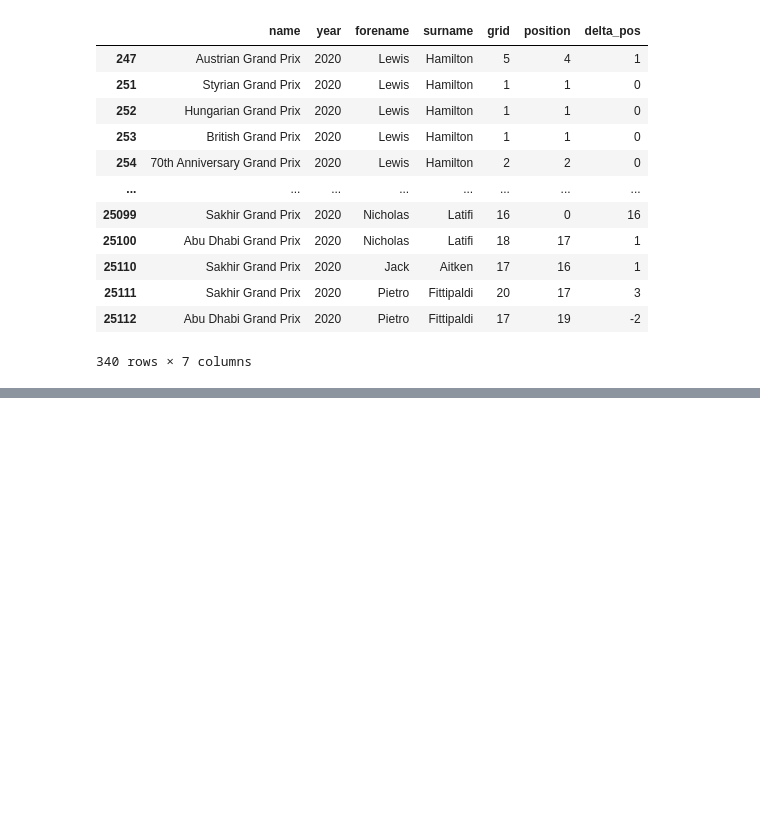
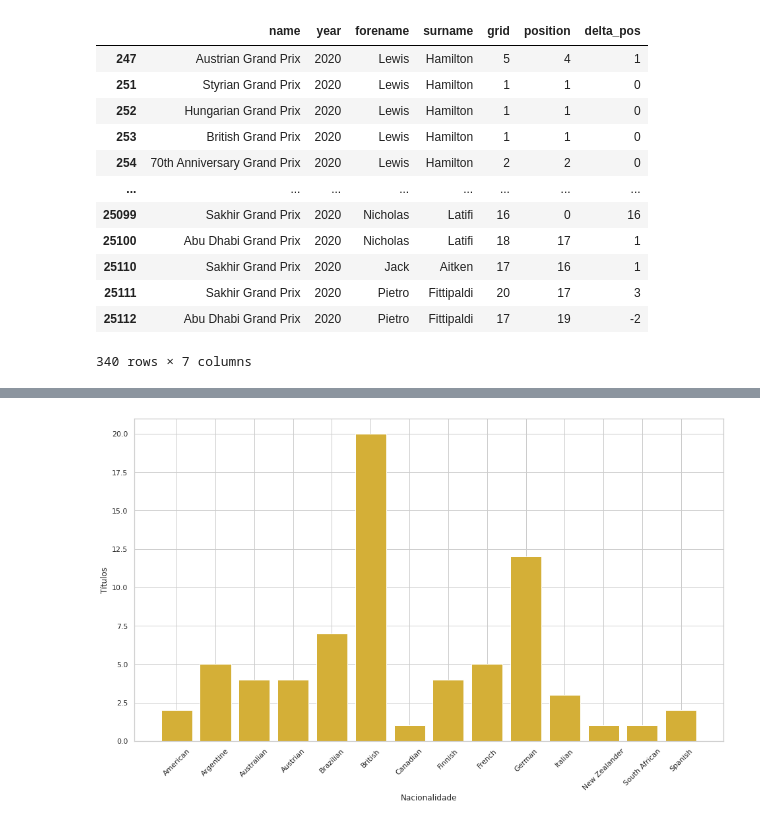
Before and after one commit to mateusquaresma/2021.3-big-019, a Jupyter notebook: notebooks/Formula-1.ipynb, the cells around one changed output, grey strips where cells are left out. Cells and saved outputs as stored; diff of their text form; code cells hidden in the pictures; blank space fills up the shorter version.

```diff
--- a/notebooks/Formula-1.ipynb
+++ b/notebooks/Formula-1.ipynb
@@ -6,0 +5,4 @@ import matplotlib.pyplot as plt
+# %%
+import seaborn as sns
+
+sns.set_theme(style="whitegrid")
@@ -69,0 +113,12 @@ rrd_2020[["name", "year", "forename", "surname", "grid", "position", "delta_pos"
+# %%
+data = rrd[["year", "driverId", "points"]]\
+    .groupby(["year", "driverId"])\
+    .sum()\
+    .sort_values(["points"], ascending=False)
+data = data.reset_index()
+# data[(data["year"] == 2019) & (data["points"] == data["points"].max())]
+# data_by_year = data[data["year"] == 2015]
+# data_by_year
+# years_champion = data_by_year[data_by_year["points"] == data_by_year["points"].max()]
+# years_champion
+# data_by_year[data_by_year["points"] == data_by_year["points"].max()]
@@ -69,0 +157,9 @@ rrd_2020[["name", "year", "forename", "surname", "grid", "position", "delta_pos"
+# %%
+champions_by_nationality = champions_df.groupby(["nationality"]).count()
+# champions_by_nationality
+second_places_by_nationality = second_places_df.groupby(["nationality"]).count()
+third_places_by_nationality = third_places_df.groupby(["nationality"]).count()
+# %%
+gold = "#D4AF37"
+silver = "#C0C0C0"
+bronze = "#aa733d"
@@ -69,0 +171,12 @@ rrd_2020[["name", "year", "forename", "surname", "grid", "position", "delta_pos"
+# %%
+labels = champions_by_nationality.index
+height = champions_by_nationality["year"]
+
+plt.figure(figsize=(16, 9))
+plt.bar(labels, height, color = gold)
+plt.ylabel("Títulos")
+plt.xlabel("Nacionalidade")
+plt.xticks(rotation=45)
+plt.show()
+# %% [output]
+[figure, added]
```
Also changed, not shown: parts of 35 cells of this notebook, 2 other files.
